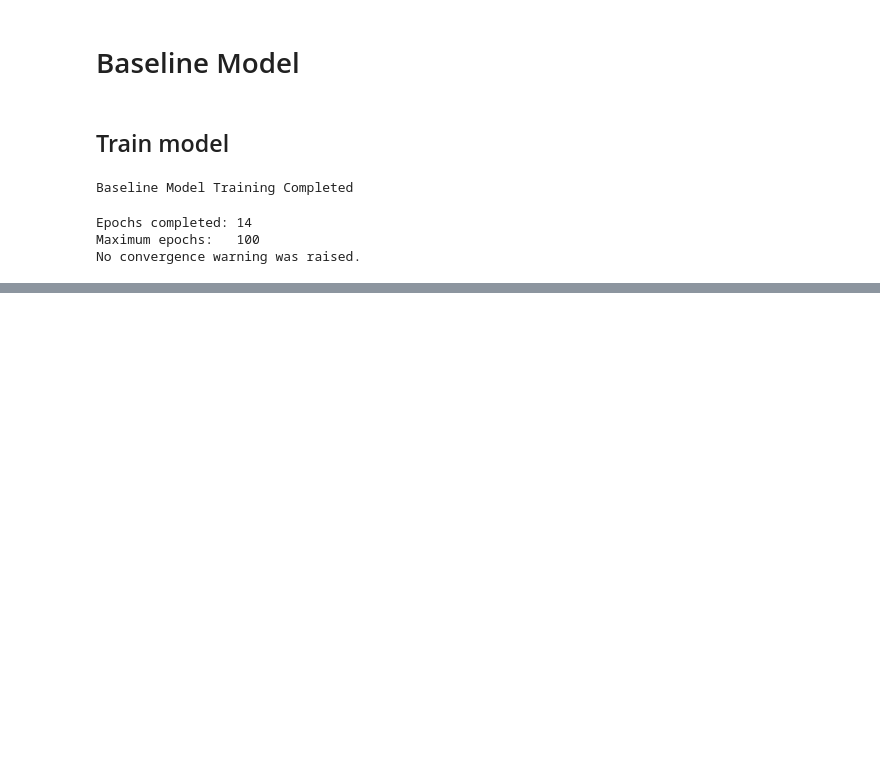
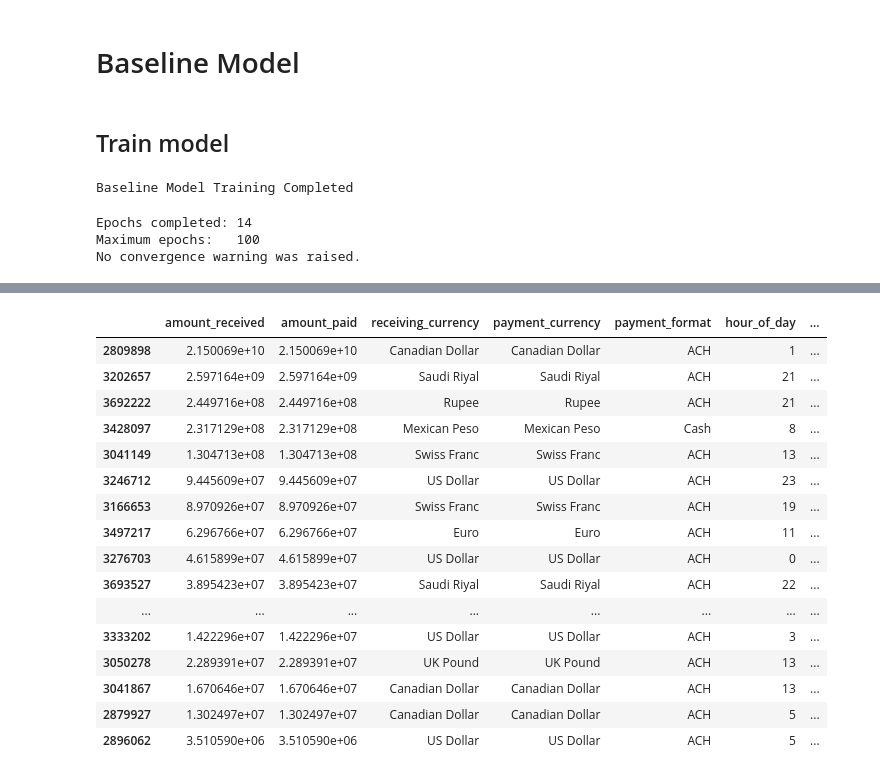
Before and after one commit to surabhi1914/Catch_Fraud, a Jupyter notebook: notebooks/03_baseline_model.ipynb, the cells around one changed output, grey strips where cells are left out. Saved outputs shown, nothing was run; the diff lists cells and outputs as text; code cells hidden in the pictures; blank space fills up the shorter version.

```diff
--- a/notebooks/03_baseline_model.ipynb
+++ b/notebooks/03_baseline_model.ipynb
@@ -474,0 +930,26 @@ print(threshold_df.head(5))
+# %%
+top_true_positives = (
+    analysis_df[analysis_df["actual_label"] == 1]
+    .sort_values("decision_score", ascending=False)
+    .head(20)
+)
+# %%
+top_true_positives
+# %% [output]
+|  | amount_received | amount_paid | receiving_currency | payment_currency | payment_format | hour_of_day | ... |
+| 2809898 | 2.150069e+10 | 2.150069e+10 | Canadian Dollar | Canadian Dollar | ACH | 1 | ... |
+| 3202657 | 2.597164e+09 | 2.597164e+09 | Saudi Riyal | Saudi Riyal | ACH | 21 | ... |
+| 3692222 | 2.449716e+08 | 2.449716e+08 | Rupee | Rupee | ACH | 21 | ... |
+| 3428097 | 2.317129e+08 | 2.317129e+08 | Mexican Peso | Mexican Peso | Cash | 8 | ... |
+| 3041149 | 1.304713e+08 | 1.304713e+08 | Swiss Franc | Swiss Franc | ACH | 13 | ... |
+| 3246712 | 9.445609e+07 | 9.445609e+07 | US Dollar | US Dollar | ACH | 23 | ... |
+| 3166653 | 8.970926e+07 | 8.970926e+07 | Swiss Franc | Swiss Franc | ACH | 19 | ... |
+| 3497217 | 6.296766e+07 | 6.296766e+07 | Euro | Euro | ACH | 11 | ... |
+| 3276703 | 4.615899e+07 | 4.615899e+07 | US Dollar | US Dollar | ACH | 0 | ... |
+| 3693527 | 3.895423e+07 | 3.895423e+07 | Saudi Riyal | Saudi Riyal | ACH | 22 | ... |
+| ... | ... | ... | ... | ... | ... | ... | ... |
+| 3333202 | 1.422296e+07 | 1.422296e+07 | US Dollar | US Dollar | ACH | 3 | ... |
+| 3050278 | 2.289391e+07 | 2.289391e+07 | UK Pound | UK Pound | ACH | 13 | ... |
+| 3041867 | 1.670646e+07 | 1.670646e+07 | Canadian Dollar | Canadian Dollar | ACH | 13 | ... |
+| 2879927 | 1.302497e+07 | 1.302497e+07 | Canadian Dollar | Canadian Dollar | ACH | 5 | ... |
+| 2896062 | 3.510590e+06 | 3.510590e+06 | US Dollar | US Dollar | ACH | 5 | ... |
```
Also changed, not shown: parts of 67 cells of this notebook, 4 other files.
